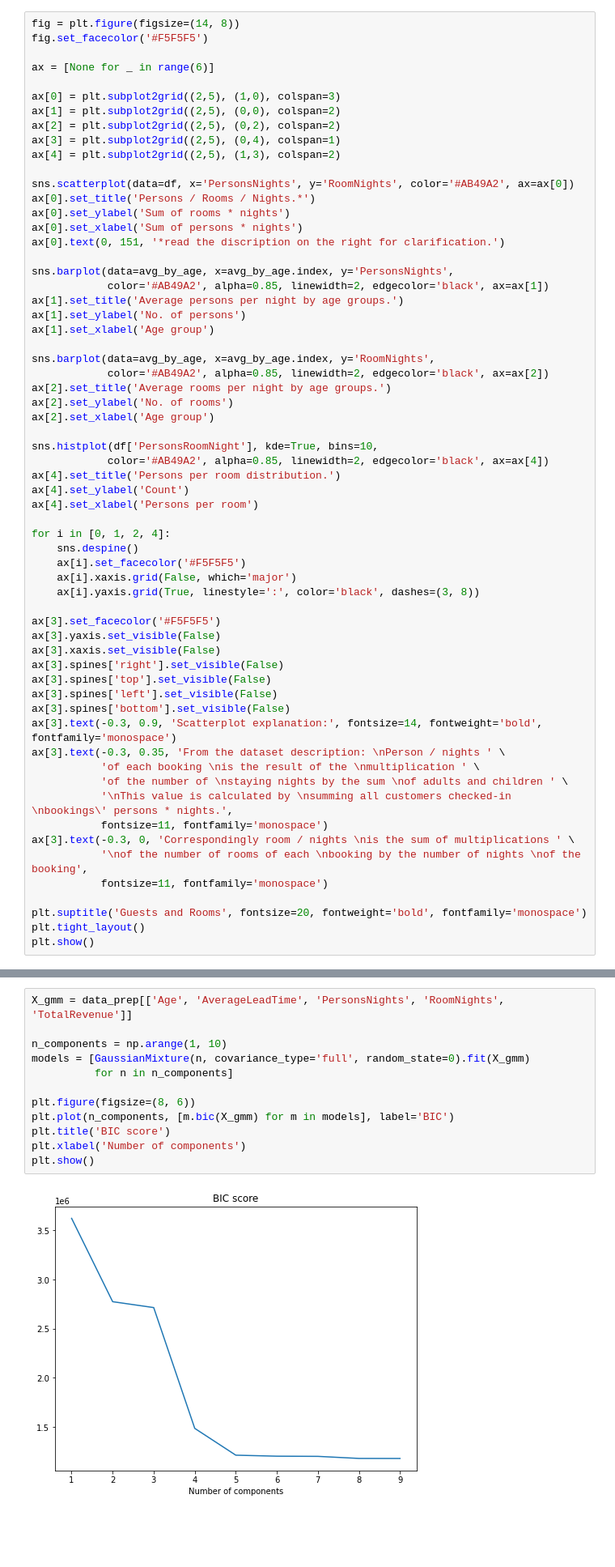
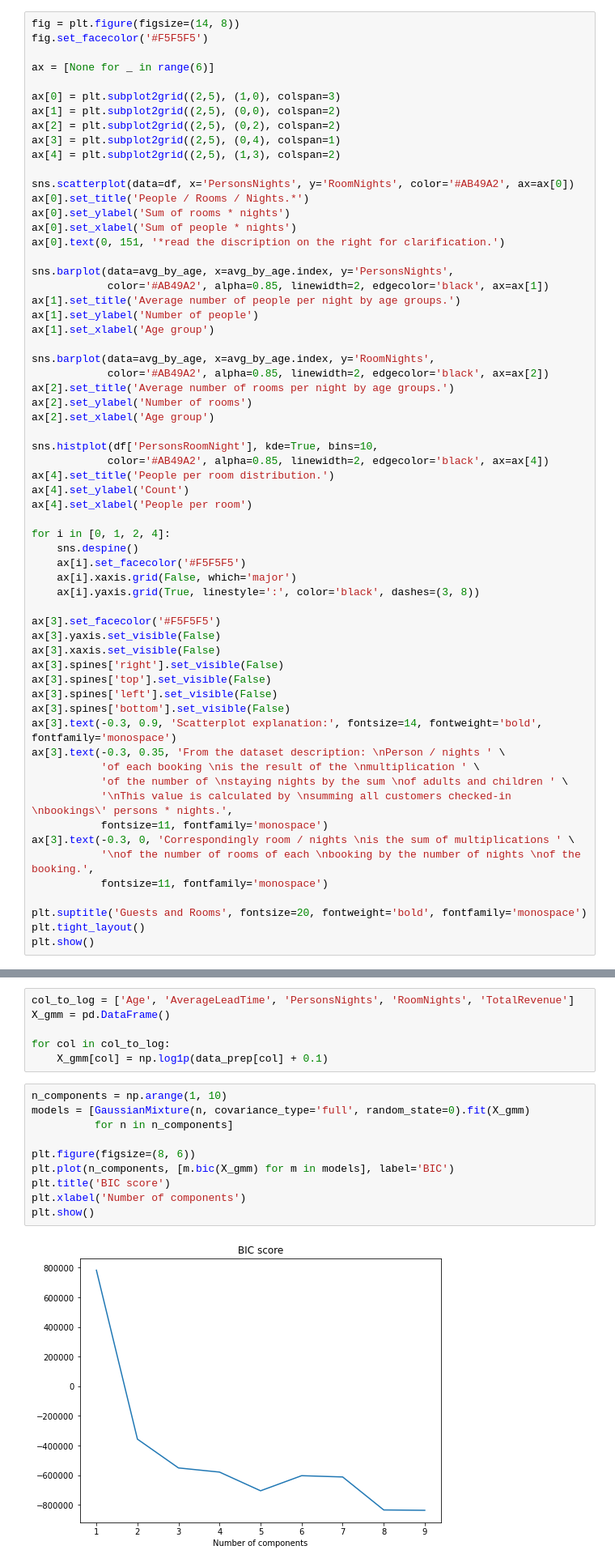
Before and after one commit to mmisiuda/Hotel-customers-EDA-and-segmentation., a Jupyter notebook: Hotel customer dataset EDA and clustering.ipynb, the cells around one changed output, grey strips where cells are left out. Shown at 81% size. Saved outputs shown, nothing was run; the diff lists cells and outputs as text; blank space fills up the shorter version.

```diff
--- a/Hotel customer dataset EDA and clustering.ipynb
+++ b/Hotel customer dataset EDA and clustering.ipynb
@@ -342,28 +358,28 @@ ax[3] = plt.subplot2grid((2,5), (0,4), colspan=1)
 ax[4] = plt.subplot2grid((2,5), (1,3), colspan=2)
 
 sns.scatterplot(data=df, x='PersonsNights', y='RoomNights', color='#AB49A2', ax=ax[0])
-ax[0].set_title('Persons / Rooms / Nights.*')
+ax[0].set_title('People / Rooms / Nights.*')
 ax[0].set_ylabel('Sum of rooms * nights')
-ax[0].set_xlabel('Sum of persons * nights')
+ax[0].set_xlabel('Sum of people * nights')
 ax[0].text(0, 151, '*read the discription on the right for clarification.')
 
 sns.barplot(data=avg_by_age, x=avg_by_age.index, y='PersonsNights',
             color='#AB49A2', alpha=0.85, linewidth=2, edgecolor='black', ax=ax[1])
-ax[1].set_title('Average persons per night by age groups.')
-ax[1].set_ylabel('No. of persons')
+ax[1].set_title('Average number of people per night by age groups.')
+ax[1].set_ylabel('Number of people')
 ax[1].set_xlabel('Age group')
 
 sns.barplot(data=avg_by_age, x=avg_by_age.index, y='RoomNights',
             color='#AB49A2', alpha=0.85, linewidth=2, edgecolor='black', ax=ax[2])
-ax[2].set_title('Average rooms per night by age groups.')
-ax[2].set_ylabel('No. of rooms')
+ax[2].set_title('Average number of rooms per night by age groups.')
+ax[2].set_ylabel('Number of rooms')
 ax[2].set_xlabel('Age group')
 
 sns.histplot(df['PersonsRoomNight'], kde=True, bins=10,
             color='#AB49A2', alpha=0.85, linewidth=2, edgecolor='black', ax=ax[4])
-ax[4].set_title('Persons per room distribution.')
+ax[4].set_title('People per room distribution.')
 ax[4].set_ylabel('Count')
-ax[4].set_xlabel('Persons per room')
+ax[4].set_xlabel('People per room')
 
 for i in [0, 1, 2, 4]:
     sns.despine()
@@ -385,7 +401,7 @@ ax[3].text(-0.3, 0.35, 'From the dataset description: \nPerson / nights ' \
            '\nThis value is calculated by \nsumming all customers checked-in \nbookings\' persons * nights.',
            fontsize=11, fontfamily='monospace')
 ax[3].text(-0.3, 0, 'Correspondingly room / nights \nis the sum of multiplications ' \
-           '\nof the number of rooms of each \nbooking by the number of nights \nof the booking',
+           '\nof the number of rooms of each \nbooking by the number of nights \nof the booking.',
            fontsize=11, fontfamily='monospace')
 
 plt.suptitle('Guests and Rooms', fontsize=20, fontweight='bold', fontfamily='monospace')
@@ -931,14 +951,18 @@ First we will plot the BIC (Bayesian information criterion) score for various nu
+# %%
+col_to_log = ['Age', 'AverageLeadTime', 'PersonsNights', 'RoomNights', 'TotalRevenue']
+X_gmm = pd.DataFrame()
+
+for col in col_to_log:
+    X_gmm[col] = np.log1p(data_prep[col] + 0.1)
 # %%
-X_gmm = data_prep[['Age', 'AverageLeadTime', 'PersonsNights', 'RoomNights', 'TotalRevenue']]
-
 n_components = np.arange(1, 10)
 models = [GaussianMixture(n, covariance_type='full', random_state=0).fit(X_gmm)
           for n in n_components]
 
 plt.figure(figsize=(8, 6))
 plt.plot(n_components, [m.bic(X_gmm) for m in models], label='BIC')
 plt.title('BIC score')
 plt.xlabel('Number of components')
 plt.show()
 # %% [output]
-[figure, old version]
+[figure, new version]
```
Also changed, not shown: parts of 55 cells of this notebook.
